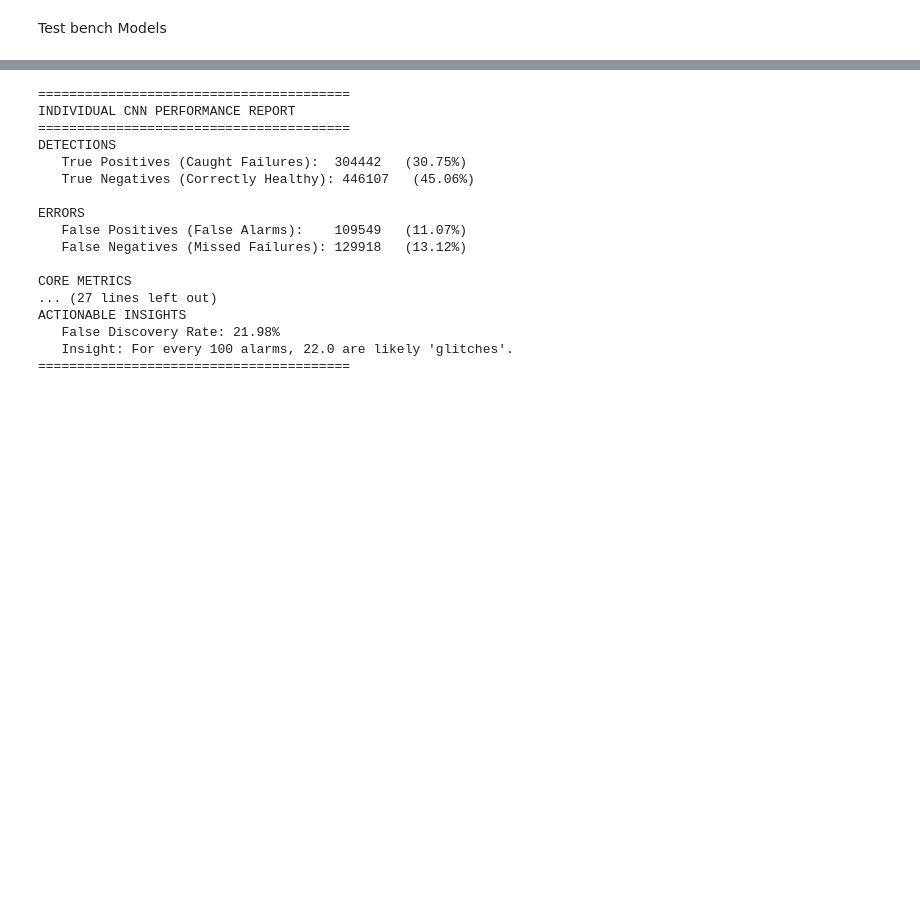
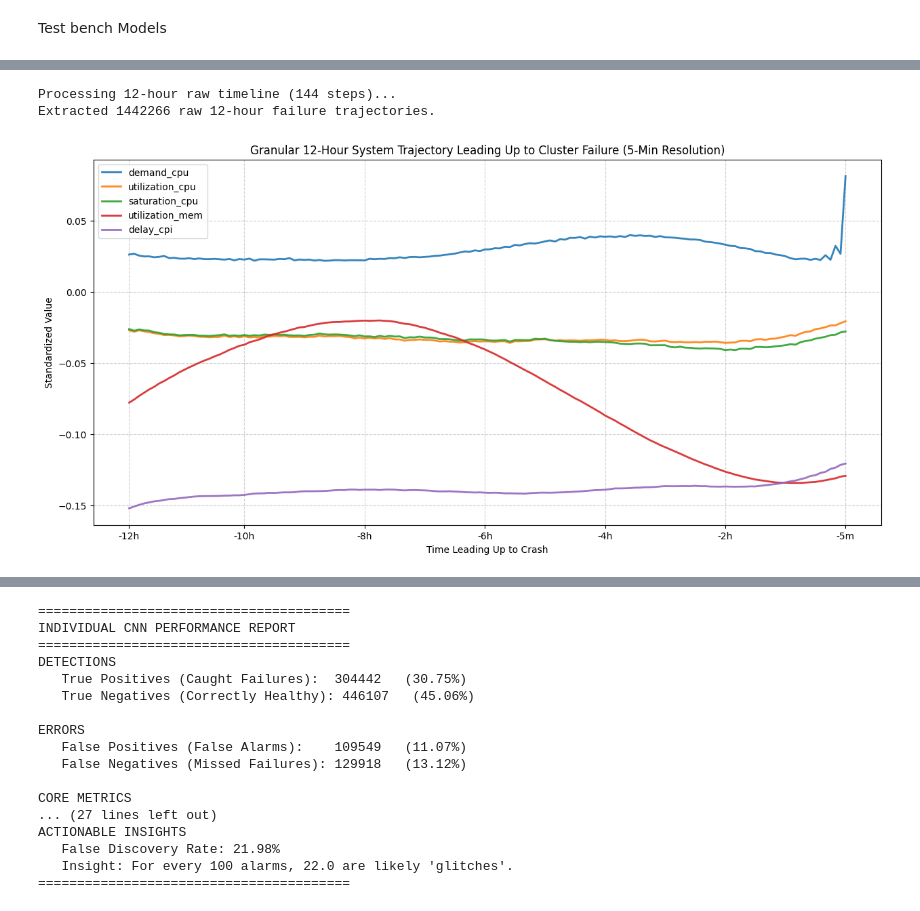
Before and after one commit to Prathik-Sabbu/System-Degradation-Predictor, a Jupyter notebook: data _cleaning.ipynb, the cells around one changed output, grey strips where cells are left out. Cells and saved outputs as stored; diff of their text form; code cells hidden in the pictures; blank space fills up the shorter version.

```diff
--- a/data _cleaning.ipynb
+++ b/data _cleaning.ipynb
@@ -266,0 +370,53 @@ X_test_flat = X_test.reshape(X_test.shape[0], -1)
+# %%
+print("Processing 12-hour raw timeline (144 steps)...")
+feature_cols = ["demand_cpu", "utilization_cpu", "saturation_cpu", "utilization_mem", "delay_cpi"]
+
+scaler = StandardScaler()
+df_clean = df_final.fill_null(0.0)
+scaled_features = scaler.fit_transform(df_clean.select(feature_cols).to_numpy())
+
+df_scaled = df_clean.with_columns([
+    pl.Series(name=feature_cols[i], values=scaled_features[:, i])
+    for i in range(len(feature_cols))
+])
+
+X_12h_raw, y_12h_raw = [], []
+window_size_12h = 144
+
+for _, group in df_scaled.group_by("machine_id"):
+    if len(group) <= window_size_12h:
+        continue
+
+    feat_arr = group.select(feature_cols).to_numpy().astype('float32')
+    label_arr = group.select("error_signal").to_numpy().astype('float32')
+
+    for i in range(len(group) - window_size_12h):
+        if label_arr[i + window_size_12h] == 1:
+            X_12h_raw.append(feat_arr[i : i + window_size_12h])
+            y_12h_raw.append(label_arr[i + window_size_12h])
+
+X_12h_raw = np.array(X_12h_raw)
+print(f"Extracted {X_12h_raw.shape[0]} raw 12-hour failure trajectories.")
+
+mean_trajectory_12h = np.mean(X_12h_raw, axis=0)
+
+plt.figure(figsize=(15, 7))
+
+for i, feat in enumerate(feature_cols):
+    plt.plot(range(1, 145), mean_trajectory_12h[:, i], label=feat, alpha=0.9, linewidth=2)
+
+plt.title("Granular 12-Hour System Trajectory Leading Up to Cluster Failure (5-Min Resolution)")
+plt.xlabel("Time Leading Up to Crash")
+plt.ylabel("Standardized Value")
+
+tick_positions = [1, 24, 48, 72, 96, 120, 144]
+tick_labels = ["-12h", "-10h", "-8h", "-6h", "-4h", "-2h", "-5m"]
+plt.xticks(tick_positions, tick_labels)
+
+plt.legend(loc="upper left")
+plt.grid(True, linestyle="--", alpha=0.6)
+plt.show()
+# %% [output]
+Processing 12-hour raw timeline (144 steps)...
+Extracted 1442266 raw 12-hour failure trajectories.
+[figure, added]
```
Also changed, not shown: parts of 13 cells of this notebook.
